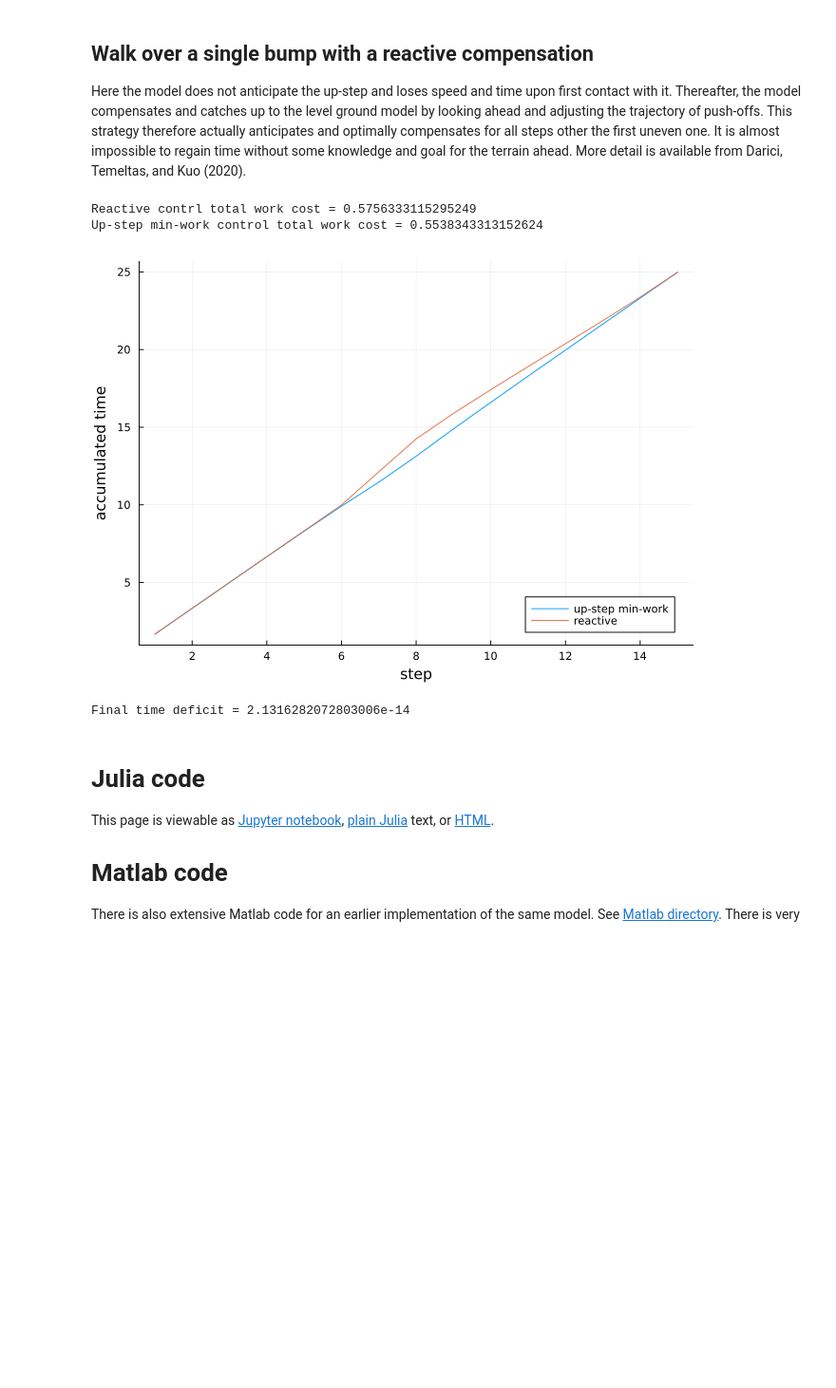
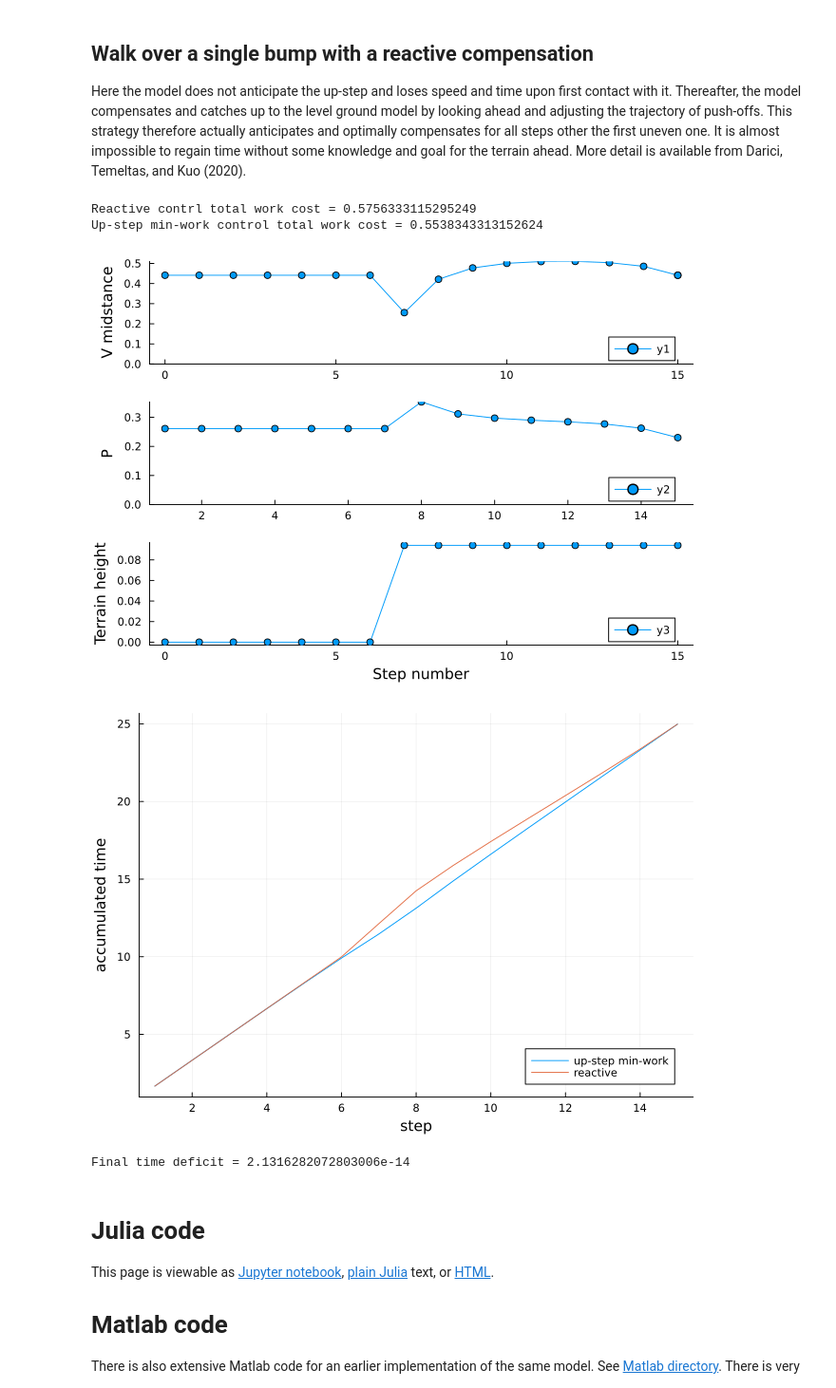
Before and after one commit to kuo-lab/simplelocomotionmodel, a Jupyter notebook: src/uneventerrain.ipynb, the cells around one changed output. Shown: that part at 95% size. Saved outputs shown, nothing was run; the diff lists cells and outputs as text; code cells hidden in the pictures; blank space fills up the shorter version.

```diff
--- a/src/uneventerrain.ipynb
+++ b/src/uneventerrain.ipynb
@@ -145,19 +145,21 @@ Kuo (2020).
 # %%
 nbump = Int(floor((nsteps+1)/2))
 reactresults1 = multistep(wstar4s, Ps=fill(wstar4s.P,nbump),δangles=upstep[1:nbump],boundaryvels=(wstar4s.vm,wstar4s.vm))
 reactresults2 = optwalk(wstar4s, length(upstepresult.steps)-nbump, totaltime = upstepresult.totaltime - reactresults1.totaltime,boundaryvels=(reactresults1.steps[end].vm,wstar4s.vm), boundarywork=(false,false))
 reactresult = cat(reactresults1, reactresults2)
 println("Reactive contrl total work cost = ", reactresult.totalcost)
 println("Up-step min-work control total work cost = ", upstepresult.totalcost)
-multistepplot(reactresult,boundarywork=false) # plot concatenation of two simulations
+p = multistepplot(reactresult,boundarywork=false) # plot concatenation of two simulations
+display(p)
 p = plot(cumsum(upstepresult.steps.tf),label="up-step min-work")
 plot!(p, cumsum(reactresult.steps.tf), xlabel="step",ylabel="accumulated time", label="reactive")
 display(p)
 println("Final time deficit = ", -sum(upstepresult.steps.tf)+sum(reactresult.steps.tf))
 # %% [output]
 Reactive contrl total work cost = 0.5756333115295249
 Up-step min-work control total work cost = 0.5538343313152624
-[figure, old version]
+[figure, new version]
+[figure, added]
 Final time deficit = 2.1316282072803006e-14
 # %% [markdown]
 # Julia code
```
Also changed, not shown: parts of 1 cell of this notebook, 27 other files.
